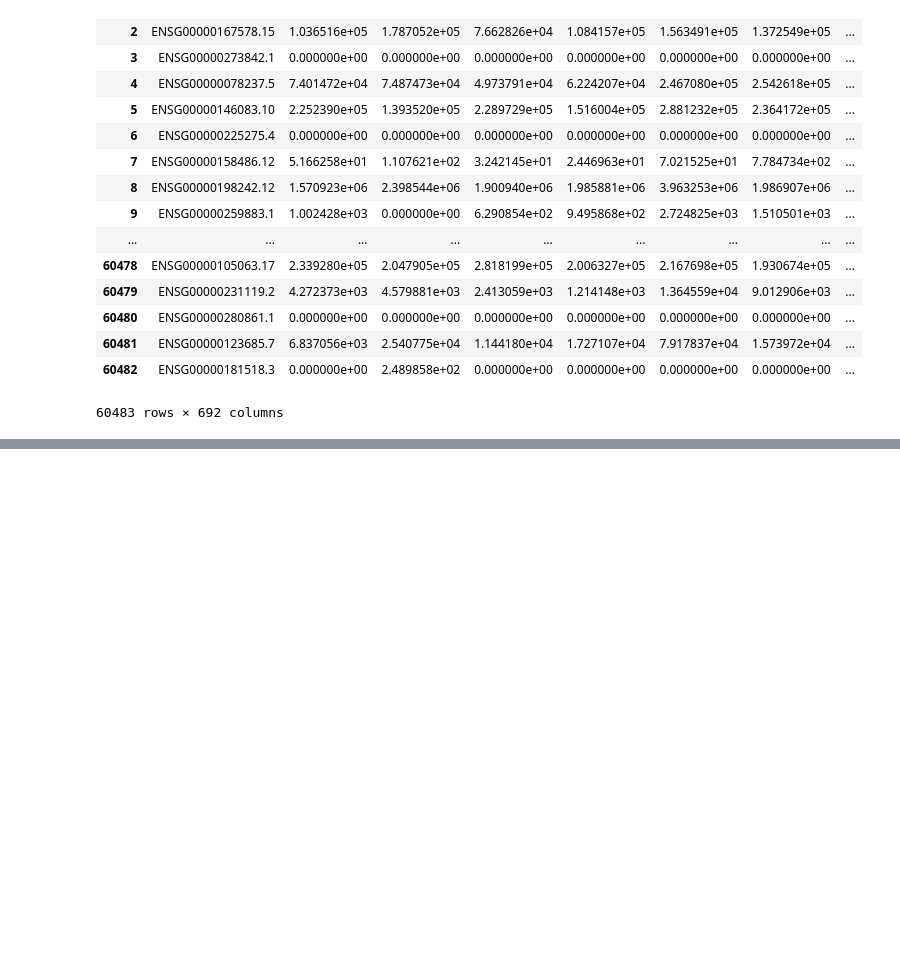
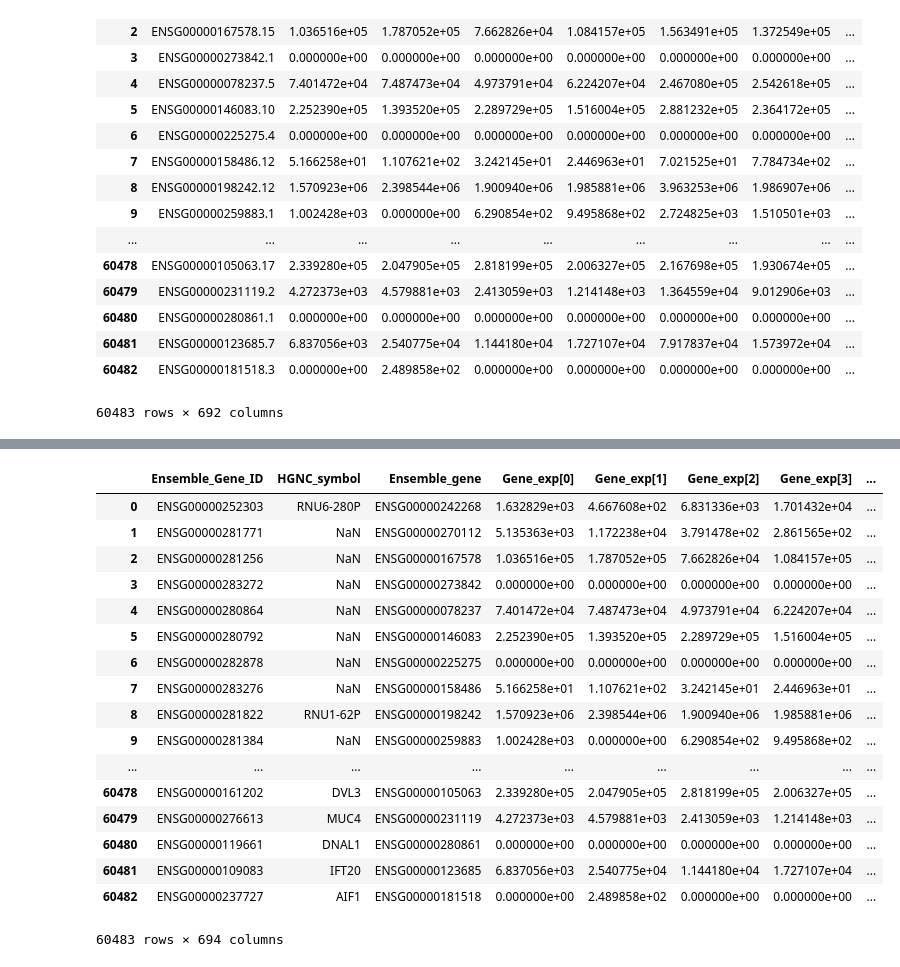
Before and after one commit to kanzabatool/Comp_genomics, a Jupyter notebook: computational_genomics.ipynb, the cells around one changed output, grey strips where cells are left out. Drawn from its saved outputs; the diff is of its cells as text; code cells hidden in the pictures; blank space fills up the shorter version.

```diff
--- a/computational_genomics.ipynb
+++ b/computational_genomics.ipynb
@@ -69,0 +166,21 @@ GeneID
+# %%
+newdataframe
+# %% [output]
+|  | Ensemble_Gene_ID | HGNC_symbol | Ensemble_gene | Gene_exp[0] | Gene_exp[1] | Gene_exp[2] | Gene_exp[3] | ... |
+| 0 | ENSG00000252303 | RNU6-280P | ENSG00000242268 | 1.632829e+03 | 4.667608e+02 | 6.831336e+03 | 1.701432e+04 | ... |
+| 1 | ENSG00000281771 | NaN | ENSG00000270112 | 5.135363e+03 | 1.172238e+04 | 3.791478e+02 | 2.861565e+02 | ... |
+| 2 | ENSG00000281256 | NaN | ENSG00000167578 | 1.036516e+05 | 1.787052e+05 | 7.662826e+04 | 1.084157e+05 | ... |
+| 3 | ENSG00000283272 | NaN | ENSG00000273842 | 0.000000e+00 | 0.000000e+00 | 0.000000e+00 | 0.000000e+00 | ... |
+| 4 | ENSG00000280864 | NaN | ENSG00000078237 | 7.401472e+04 | 7.487473e+04 | 4.973791e+04 | 6.224207e+04 | ... |
+| 5 | ENSG00000280792 | NaN | ENSG00000146083 | 2.252390e+05 | 1.393520e+05 | 2.289729e+05 | 1.516004e+05 | ... |
+| 6 | ENSG00000282878 | NaN | ENSG00000225275 | 0.000000e+00 | 0.000000e+00 | 0.000000e+00 | 0.000000e+00 | ... |
+| 7 | ENSG00000283276 | NaN | ENSG00000158486 | 5.166258e+01 | 1.107621e+02 | 3.242145e+01 | 2.446963e+01 | ... |
+| 8 | ENSG00000281822 | RNU1-62P | ENSG00000198242 | 1.570923e+06 | 2.398544e+06 | 1.900940e+06 | 1.985881e+06 | ... |
+| 9 | ENSG00000281384 | NaN | ENSG00000259883 | 1.002428e+03 | 0.000000e+00 | 6.290854e+02 | 9.495868e+02 | ... |
+| ... | ... | ... | ... | ... | ... | ... | ... | ... |
+| 60478 | ENSG00000161202 | DVL3 | ENSG00000105063 | 2.339280e+05 | 2.047905e+05 | 2.818199e+05 | 2.006327e+05 | ... |
+| 60479 | ENSG00000276613 | MUC4 | ENSG00000231119 | 4.272373e+03 | 4.579881e+03 | 2.413059e+03 | 1.214148e+03 | ... |
+| 60480 | ENSG00000119661 | DNAL1 | ENSG00000280861 | 0.000000e+00 | 0.000000e+00 | 0.000000e+00 | 0.000000e+00 | ... |
+| 60481 | ENSG00000109083 | IFT20 | ENSG00000123685 | 6.837056e+03 | 2.540775e+04 | 1.144180e+04 | 1.727107e+04 | ... |
+| 60482 | ENSG00000237727 | AIF1 | ENSG00000181518 | 0.000000e+00 | 2.489858e+02 | 0.000000e+00 | 0.000000e+00 | ... |
+60483 rows × 694 columns
```
Also changed, not shown: parts of 11 cells of this notebook.
